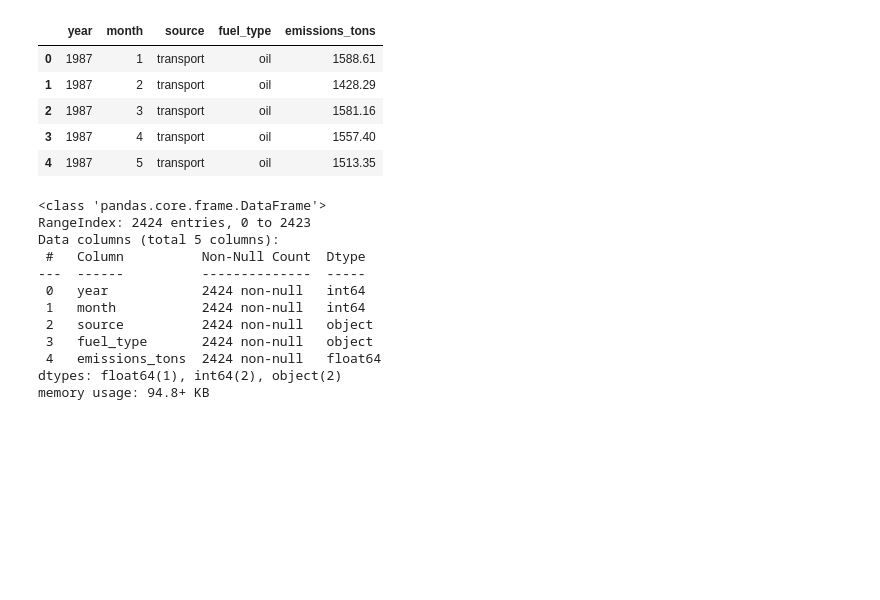
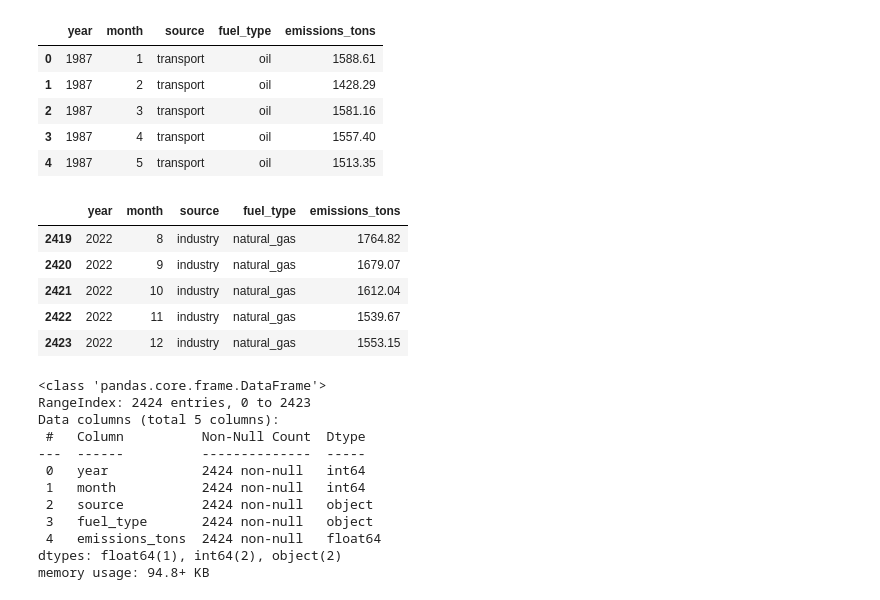
Before and after one commit to g4m3m4g/Thailand-CO2-Emission, a Jupyter notebook: ml.ipynb, the cells around one changed output. Saved outputs shown, nothing was run; the diff lists cells and outputs as text; code cells hidden in the pictures; blank space fills up the shorter version.

```diff
--- a/ml.ipynb
+++ b/ml.ipynb
@@ -17,6 +17,15 @@ data.head()
 | 2 | 1987 | 3 | transport | oil | 1581.16 |
 | 3 | 1987 | 4 | transport | oil | 1557.40 |
 | 4 | 1987 | 5 | transport | oil | 1513.35 |
+# %%
+data.tail()
+# %% [output]
+|  | year | month | source | fuel_type | emissions_tons |
+| 2419 | 2022 | 8 | industry | natural_gas | 1764.82 |
+| 2420 | 2022 | 9 | industry | natural_gas | 1679.07 |
+| 2421 | 2022 | 10 | industry | natural_gas | 1612.04 |
+| 2422 | 2022 | 11 | industry | natural_gas | 1539.67 |
+| 2423 | 2022 | 12 | industry | natural_gas | 1553.15 |
 # %%
 data.info()
 # %% [output]
```
Also changed, not shown: parts of 1 cell of this notebook, 1 other file.
